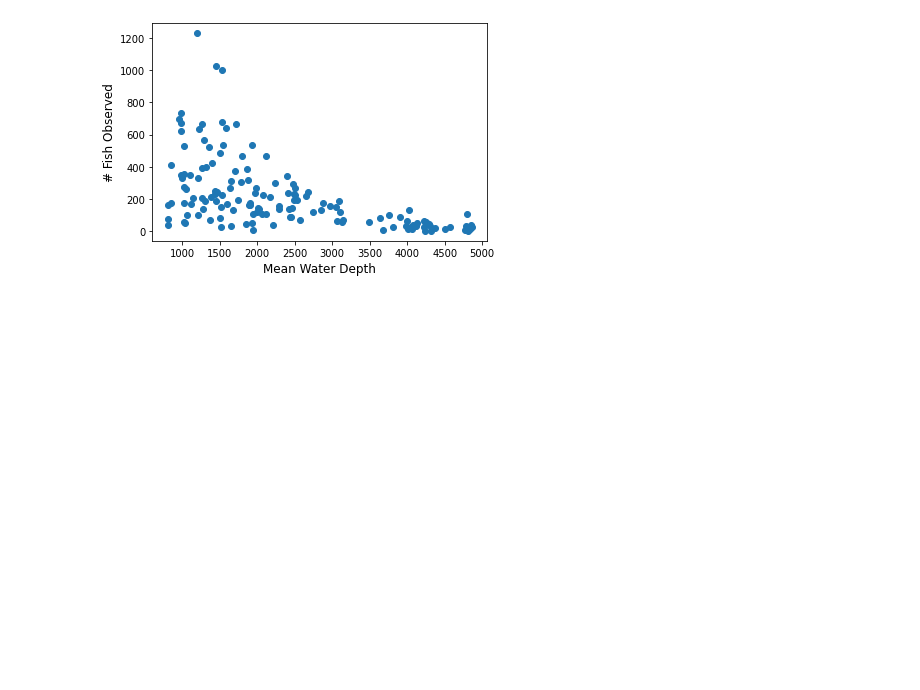
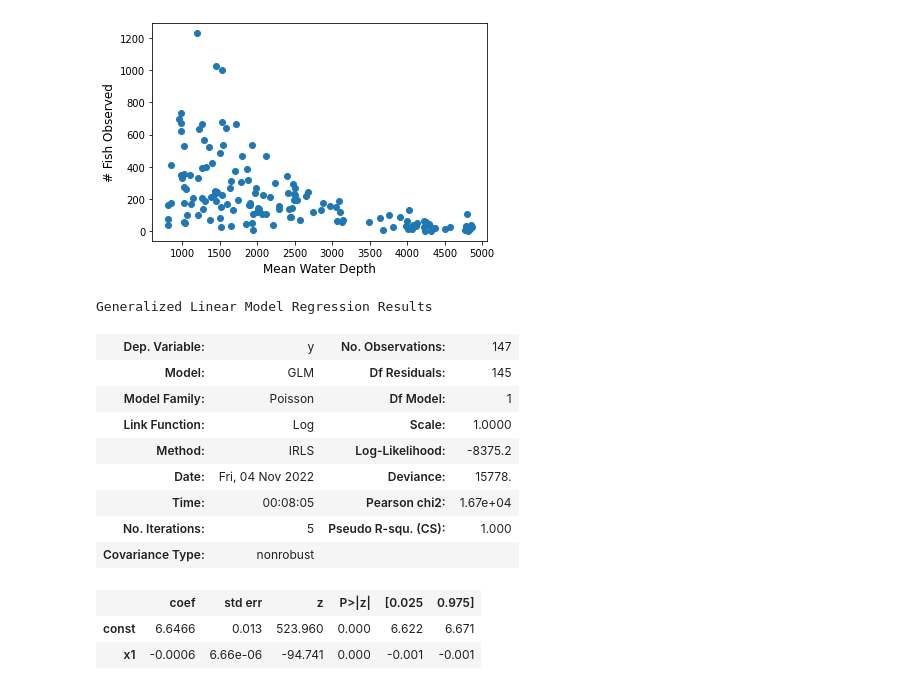
Before and after one commit to rythei/linear-models, a Jupyter notebook: content/generalizing_linear_regression/scratch.ipynb, the cells around one changed output. Cells and saved outputs as stored; diff of their text form; code cells hidden in the pictures; blank space fills up the shorter version.

```diff
--- a/content/generalizing_linear_regression/scratch.ipynb
+++ b/content/generalizing_linear_regression/scratch.ipynb
@@ -448,8 +448,28 @@ plt.show()
 # %%
 import statsmodels.api as sm
 import numpy as np
 
+# prep the data
 X = dataset["meandepth"].to_numpy().reshape(-1,1)
 ones = np.ones_like(X)
 X = np.hstack([ones, X])
 y = dataset["totabund"].to_numpy()
+
+# fit the model using sm.GLM
+glm = sm.GLM(y, X, family=sm.families.Poisson())
+model = glm.fit()
+model.summary()
+# %% [output]
+Generalized Linear Model Regression Results
+| Dep. Variable: | y | No. Observations: | 147 |
+| Model: | GLM | Df Residuals: | 145 |
+| Model Family: | Poisson | Df Model: | 1 |
+| Link Function: | Log | Scale: | 1.0000 |
+| Method: | IRLS | Log-Likelihood: | -8375.2 |
+| Date: | Fri, 04 Nov 2022 | Deviance: | 15778. |
+| Time: | 00:08:05 | Pearson chi2: | 1.67e+04 |
+| No. Iterations: | 5 | Pseudo R-squ. (CS): | 1.000 |
+| Covariance Type: | nonrobust |  |  |
+|  | coef | std err | z | P>|z| | [0.025 | 0.975] |
+| const | 6.6466 | 0.013 | 523.960 | 0.000 | 6.622 | 6.671 |
+| x1 | -0.0006 | 6.66e-06 | -94.741 | 0.000 | -0.001 | -0.001 |
```
Also changed, not shown: parts of 6 cells of this notebook, 3 other files.
